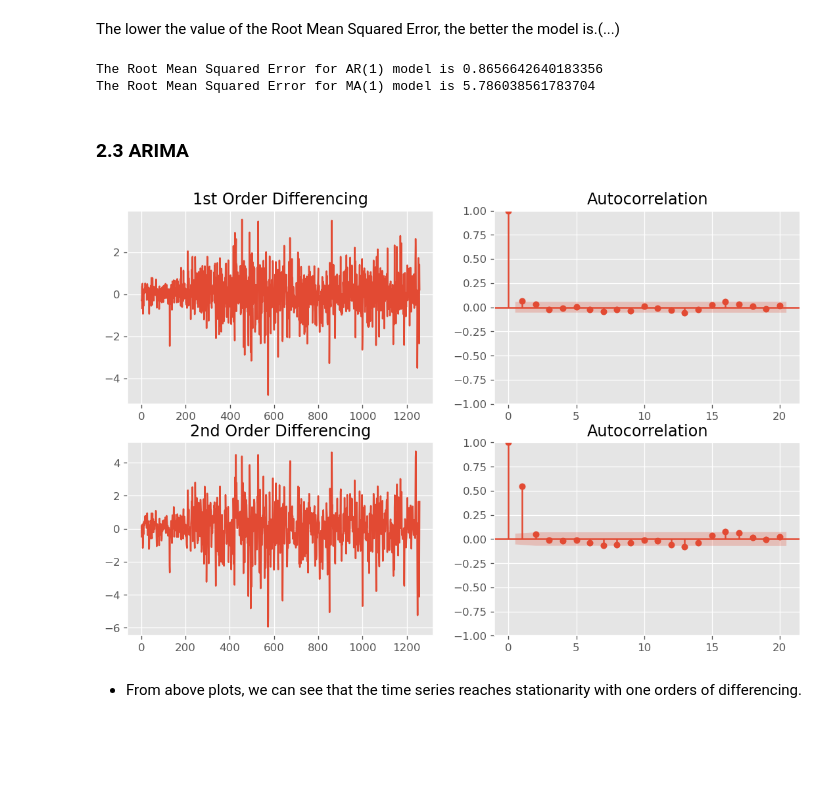
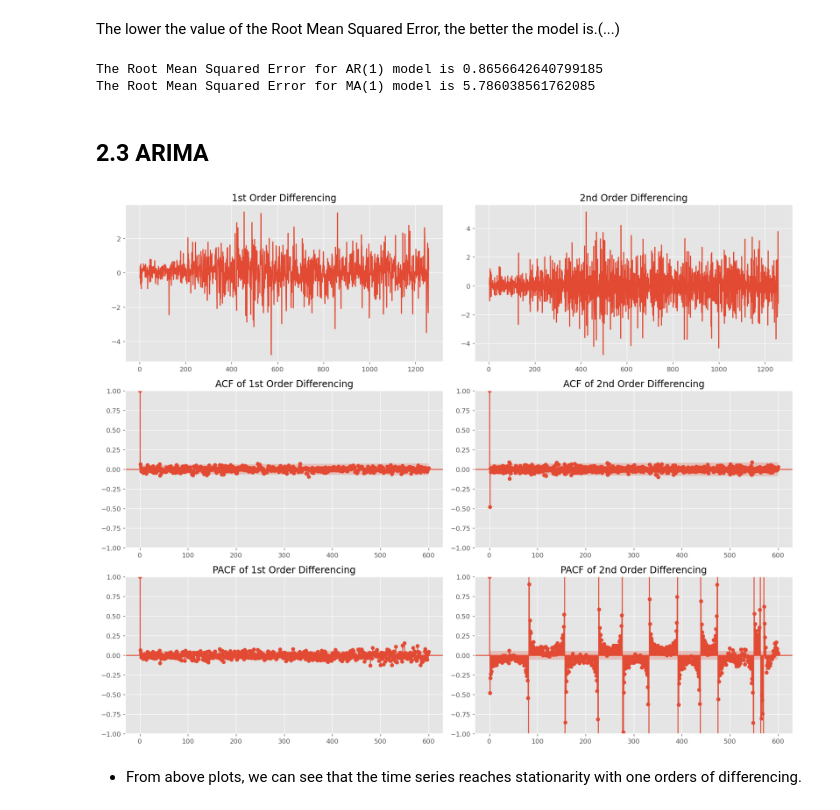
Before and after one commit to wangyeye66/5221-Final-Project, a Jupyter notebook: Code_5221.ipynb, the cells around one changed output. Saved outputs shown, nothing was run; the diff lists cells and outputs as text; code cells hidden in the pictures; blank space fills up the shorter version.

```diff
--- a/Code_5221.ipynb
+++ b/Code_5221.ipynb
@@ -112,0 +99,6 @@ plt.show()
+# %%
+y = ALL_1['close']
+X = np.arange(len(y)).reshape(-1, 1)
+# %%
+regressor = LinearRegression()
+regressor.fit(X, y)
@@ -112,0 +107,2 @@ plt.show()
+# %%
+trend = regressor.predict(X)
@@ -112,0 +113,3 @@ plt.show()
+# %%
+ALL_1['trend'] = trend
+detrended_data = y - trend
@@ -113,28 +164,43 @@ plt.show()
 # %% [markdown]
 The lower the value of the Root Mean Squared Error, the better the model is.(...)
-# %%
-from sklearn.metrics import mean_squared_error
-
-rmse = np.sqrt(mean_squared_error(ALL_1.close[1:], pred1[1:]))
-rmse2 = np.sqrt(mean_squared_error(ALL_1.close[1:], pred2[1:]))
-print(f'The Root Mean Squared Error for AR(1) model is {rmse}\nThe Root Mean Squared Error for MA(1) model is {rmse2}')
-# %% [output]
-The Root Mean Squared Error for AR(1) model is 0.8656642640183356
-The Root Mean Squared Error for MA(1) model is 5.786038561783704
+# %%
+from sklearn.metrics import mean_squared_error
+
+rmse = np.sqrt(mean_squared_error(ALL_1.close[1:], pred1[1:]))
+rmse2 = np.sqrt(mean_squared_error(ALL_1.close[1:], pred2[1:]))
+print(f'The Root Mean Squared Error for AR(1) model is {rmse}\nThe Root Mean Squared Error for MA(1) model is {rmse2}')
+# %% [output]
+The Root Mean Squared Error for AR(1) model is 0.8656642640799185
+The Root Mean Squared Error for MA(1) model is 5.786038561762085
 # %% [markdown]
-### 2.3 ARIMA
+## 2.3 ARIMA
 # %%
-plt.rcParams.update({'figure.figsize': (11,7), 'figure.dpi': 120})
-fig, axes = plt.subplots(2, 2)
+fig, axes = plt.subplots(3, 2, figsize=(15, 12), dpi=120)
 
-# 1st Differencing
-axes[0, 0].plot(ALL_1.close.diff()); axes[0,0].set_title('1st Order Differencing')
-plot_acf(ALL_1.close.diff().dropna(), ax=axes[0,1], lags=20);
+#1st Order Differencing
+axes[0, 0].plot(ALL_1.close.diff().dropna());axes[0, 0].set_title('1st Order Differencing')
 
-# 2nd Differencing
-axes[1, 0].plot(ALL_1.close.diff(2)); axes[1,0].set_title('2nd Order Differencing')
-plot_acf(ALL_1.close.diff(2).dropna(), ax=axes[1,1], lags=20);
+plot_acf(ALL_1.close.diff().dropna(), ax=axes[1, 0], lags=600)
+axes[1, 0].set_title('ACF of 1st Order Differencing')
+
+plot_pacf(ALL_1.close.diff().dropna(), ax=axes[2, 0], lags=600)
+axes[2, 0].set_title('PACF of 1st Order Differencing')
+
+
+#2nd Order Differencing
+axes[0, 1].plot(ALL_1.close.diff().diff().dropna());axes[0, 1].set_title('2nd Order Differencing')
+
+plot_acf(ALL_1.close.diff().diff().dropna(), ax=axes[1, 1], lags=600)
+axes[1, 1].set_title('ACF of 2nd Order Differencing')
+
+plot_pacf(ALL_1.close.diff().diff().dropna(), ax=axes[2, 1], lags=600)
+axes[2, 1].set_title('PACF of 2nd Order Differencing')
+
+
+
+fig.tight_layout()
+plt.show()
 # %% [output]
-[figure, old version]
+[figure, new version]
 # %% [markdown]
 - From above plots, we can see that the time series reaches stationarity with one orders of differencing.
```
Also changed, not shown: parts of 51 cells of this notebook.
